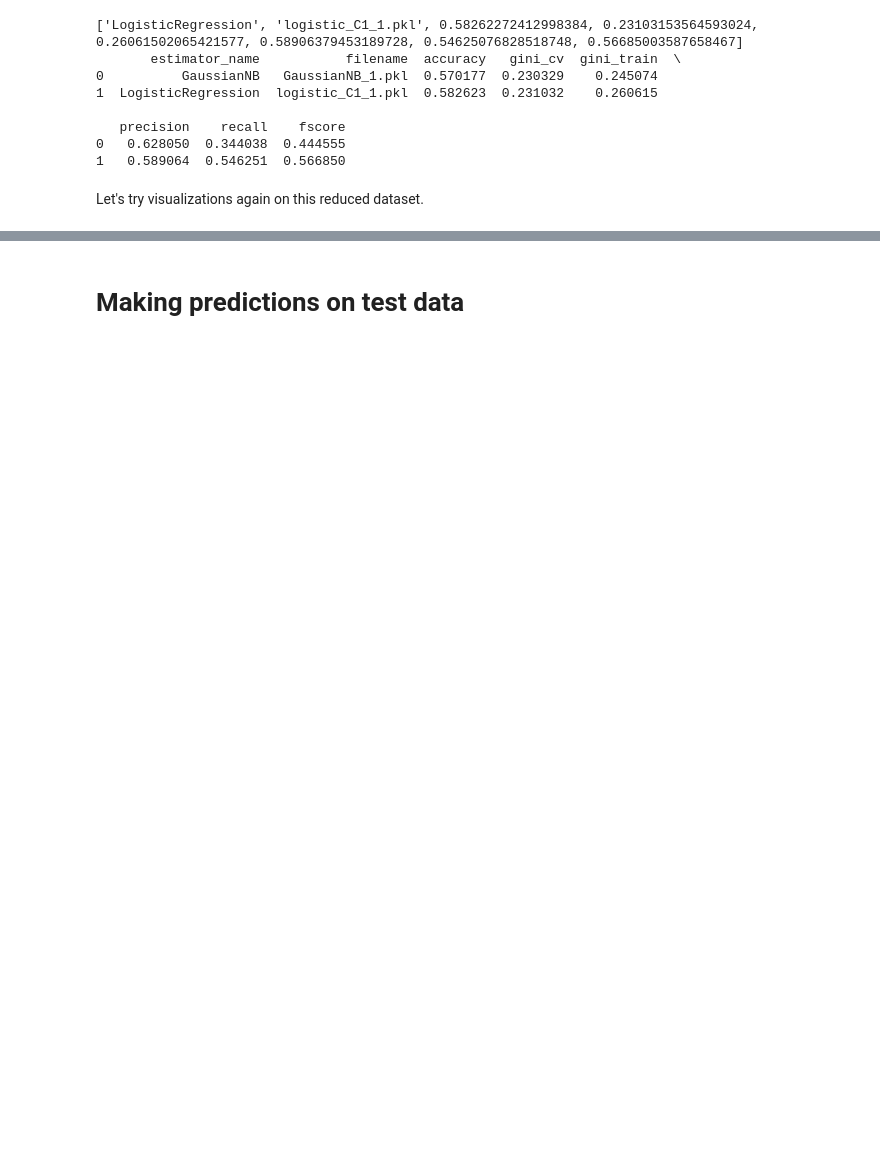
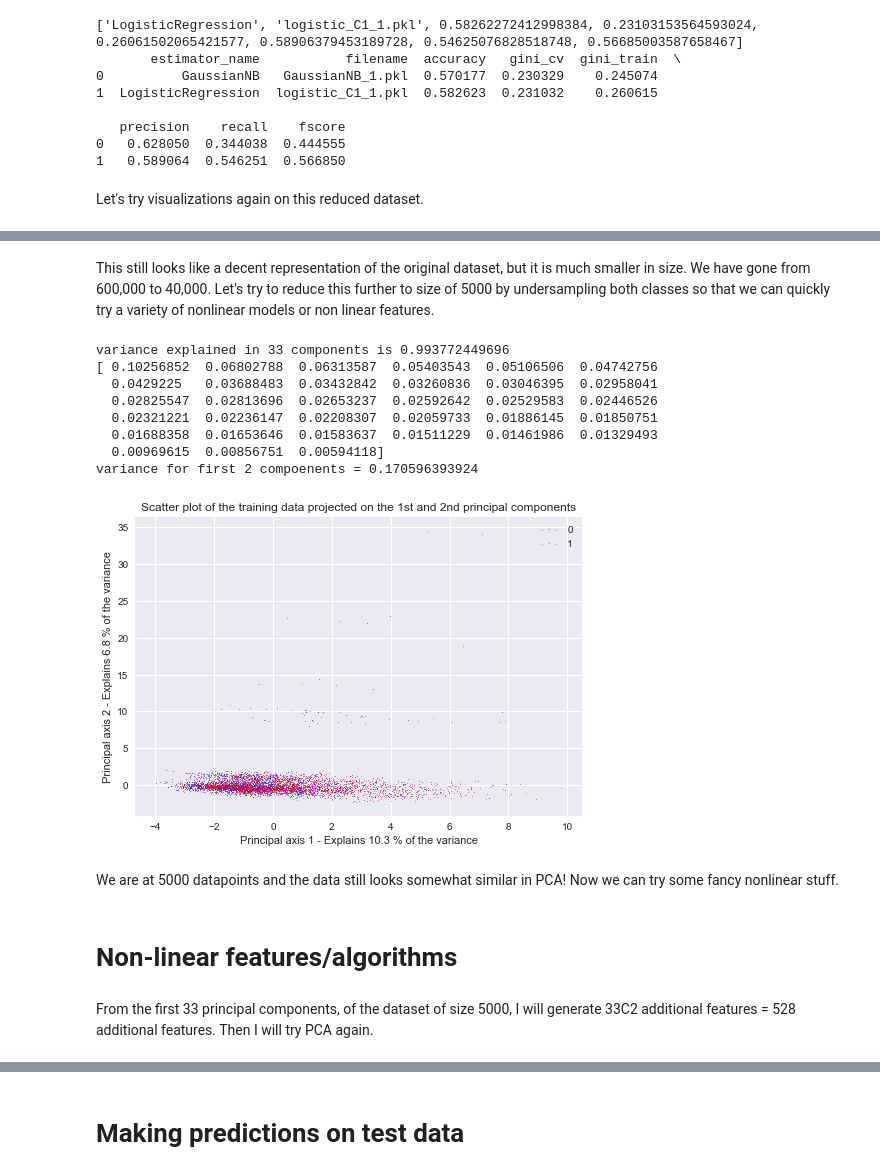
Before and after one commit to astha-chem/Kaggle-Porto-Seguro, a Jupyter notebook: Porto-Seguro.ipynb, the cells around one changed output, grey strips where cells are left out. Drawn from its saved outputs; the diff is of its cells as text; code cells hidden in the pictures; blank space fills up the shorter version.

```diff
--- a/Porto-Seguro.ipynb
+++ b/Porto-Seguro.ipynb
@@ -333,0 +386,24 @@ Let's try visualizations again on this reduced dataset.
+# %% [markdown]
+This still looks like a decent representation of the original dataset, but it is much smaller in size. We have gone from 600,000 to 40,000. Let's try to reduce this further to size of 5000 by undersampling both classes so that we can quickly try a variety of nonlinear models or non linear features.
+# %%
+choose = np.random.randint(0, norm_data_resampled.shape[0]-1, size=5000)
+norm_data_resampled_2 = norm_data_resampled.iloc[choose]
+n_comp = 33
+X = fit_plotpca(norm_data_resampled_2.drop("target", axis = 1),norm_data_resampled_2['target'].values.astype(np.int8), n_comp)
+y = norm_data_resampled_2['target'].values.astype(np.int8)
+# %% [output]
+variance explained in 33 components is 0.993772449696
+[ 0.10256852  0.06802788  0.06313587  0.05403543  0.05106506  0.04742756
+  0.0429225   0.03688483  0.03432842  0.03260836  0.03046395  0.02958041
+  0.02825547  0.02813696  0.02653237  0.02592642  0.02529583  0.02446526
+  0.02321221  0.02236147  0.02208307  0.02059733  0.01886145  0.01850751
+  0.01688358  0.01653646  0.01583637  0.01511229  0.01461986  0.01329493
+  0.00969615  0.00856751  0.00594118]
+variance for first 2 compoenents = 0.170596393924
+[figure, added]
+# %% [markdown]
+We are at 5000 datapoints and the data still looks somewhat similar in PCA! Now we can try some fancy nonlinear stuff.
+# %% [markdown]
+# Non-linear features/algorithms
+# %% [markdown]
+From the first 33 principal components, of the dataset of size 5000, I will generate 33C2 additional features = 528 additional features. Then I will try PCA again.
```
Also changed, not shown: parts of 38 cells of this notebook.
